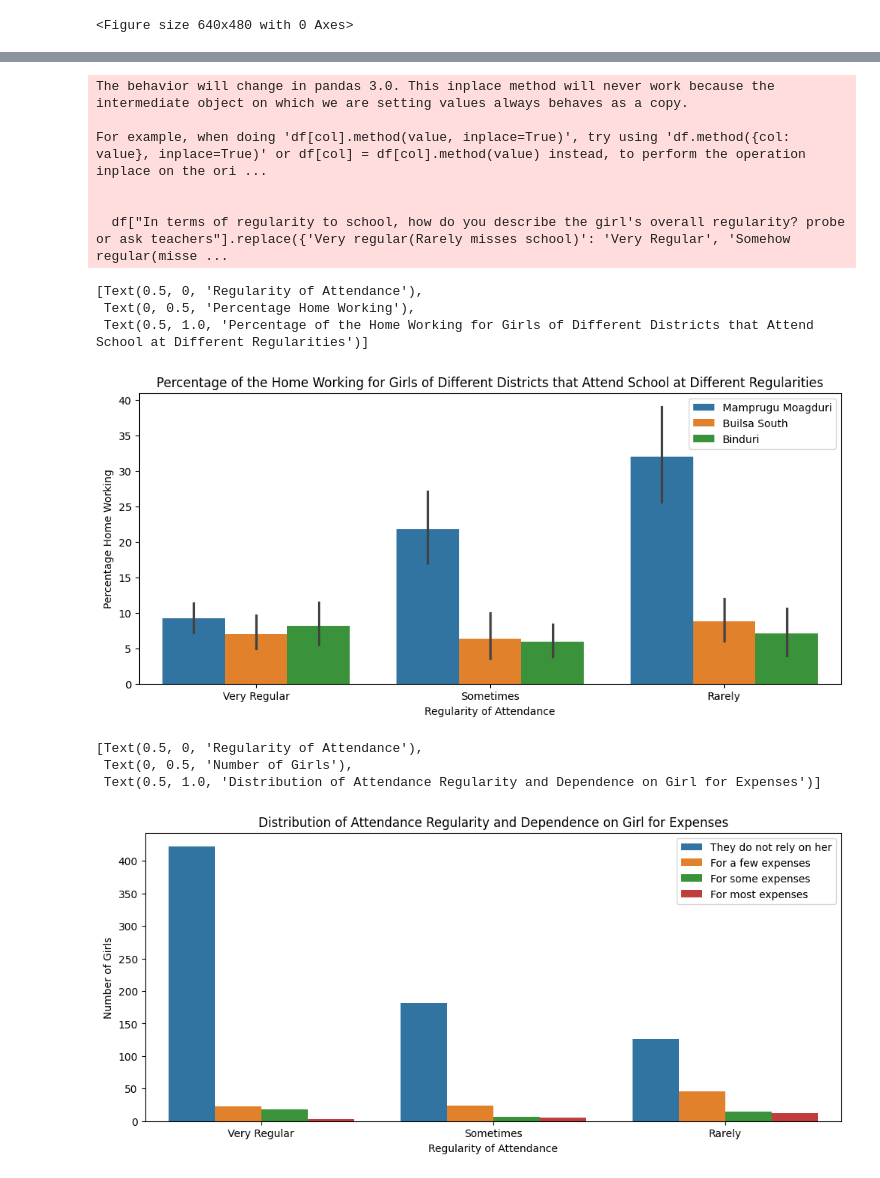
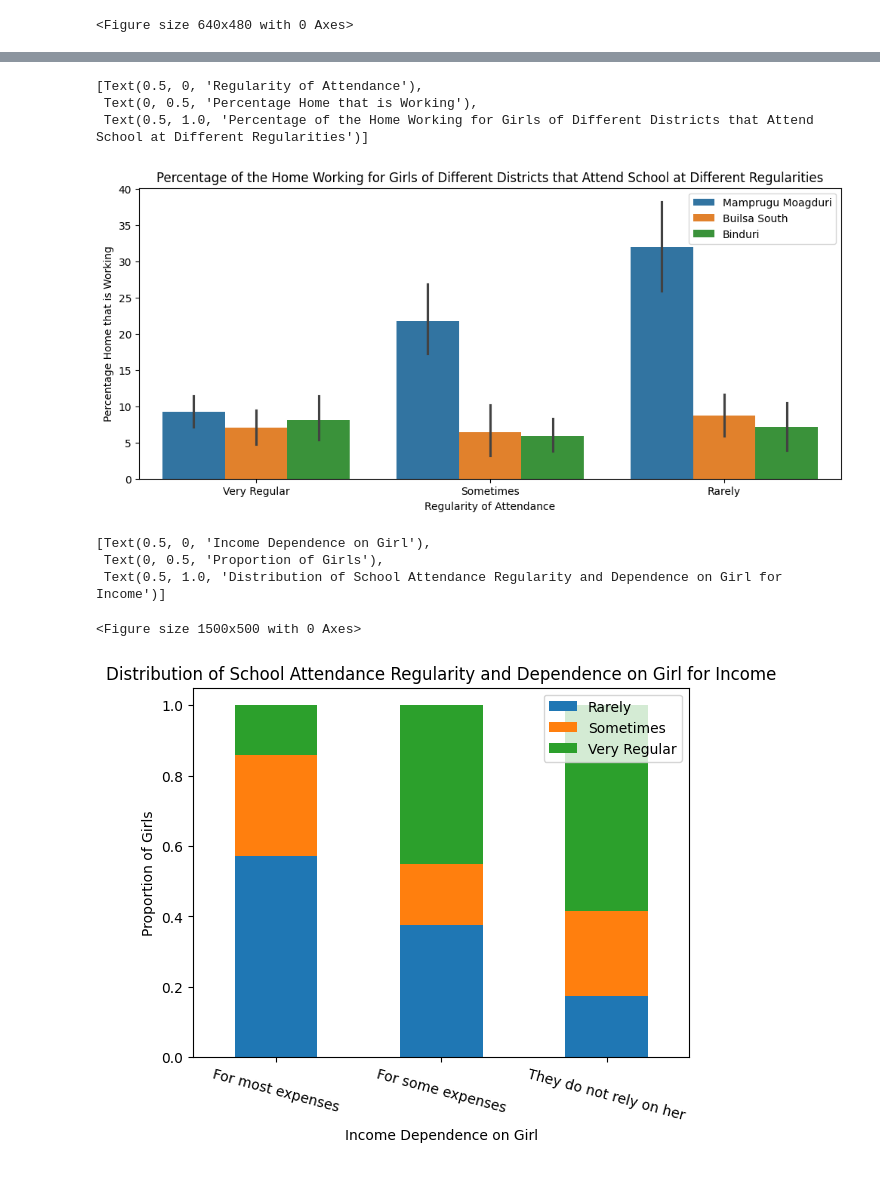
Before and after one commit to dfglondon24/Team-3, a Jupyter notebook: GirlsInGhana.ipynb, the cells around one changed output, grey strips where cells are left out. Drawn from its saved outputs; the diff is of its cells as text; code cells hidden in the pictures.

```diff
--- a/GirlsInGhana.ipynb
+++ b/GirlsInGhana.ipynb
@@ -37,7 +37,7 @@ mean_attend.set(xlabel="District", ylabel="Mean Number of People in the House",
 [figure]
 [figure]
 # %%
-# Analysis of Number of Family Members with Attendance
+# THIS Analysis of Number of Family Members with Attendance
 
 # Get Plot Size
 plt.figure(figsize=(9, 6))
@@ -46,14 +46,17 @@ plt.figure(figsize=(9, 6))
 df = df[df["How many people does girl live with in her household?"] < 999]
 
 # Scatter Plot One: Number of People in Household, Live with a Man Before, and Days Absent
-scatter_df1 = df[df["Has the girl herself gone to live with a man/boy before?"] != "No response"]
-scatter1 = sns.lmplot(x="How many people does girl live with in her household?", y="How many days was girl absent from school for the current academic term? Probe and estimate or ask teachers", col="Has the girl herself gone to live with a man/boy before?", hue="Has the girl herself gone to live with a man/boy before?", data=scatter_df1)
-scatter1.set(xlabel="People in Household", ylabel="Days Absent")
+df = df[df["Has the girl herself gone to live with a man/boy before?"] != "No response"]
+scatter1 = sns.lmplot(x="How many people does girl live with in her household?", y="How many days was girl absent from school for the current academic term? Probe and estimate or ask teachers", col="Has the girl herself gone to live with a man/boy before?", hue="Has the girl herself gone to live with a man/boy before?", data=df)
+scatter1.set(xlabel="Number of People Living in House", ylabel="Days Absent in Past Term")
 plt.figure()
 
 # Confusion Matrix with Two Cat and a Numerical
 
 # How Does Ability to Pay Correlate with Attendance
+man_absence = sns.barplot(hue="Has the girl herself gone to live with a man/boy before?", x="Has the girl herself gone to live with a man/boy before?", y="How many days was girl absent from school for the current academic term? Probe and estimate or ask teachers", estimator="mean", data=df)
+man_absence.set(xlabel="Lived with a man Before", ylabel="Average Days Absent in Past Academic Term", title="Average Days Absent for Girls that have and have not Lived with a Man Before")
+plt.figure()
 # %% [output]
 <Figure size 640x480 with 0 Axes>
 <Figure size 900x600 with 0 Axes>
@@ -98,33 +92,32 @@ sns.scatterplot(x="How many of the siblings are younger than her?", y="How many
 # %%
+# THIS
 df["In terms of regularity to school, how do you describe the girl's overall regularity? probe or ask teachers"].replace({'Very regular(Rarely misses school)': 'Very Regular', 'Somehow regular(misses school at least once/twice in two weeks)': 'Sometimes', 'Chronic absentee(misses school at least once/twice in one week)':'Rarely'}, inplace=True)
 
 # Switch Focus to Regularity
 plt.figure(figsize=(12, 5))
 reg_perc = sns.barplot(x="In terms of regularity to school, how do you describe the girl's overall regularity? probe or ask teachers", y = "Percentage Home Working", estimator="mean", hue="District", data=df)
 plt.legend(loc='upper right')
-reg_perc.set(xlabel="Regularity of Attendance", ylabel="Percentage Home Working", title="Percentage of the Home Working for Girls of Different Districts that Attend School at Different Regularities")
+reg_perc.set(xlabel="Regularity of Attendance", ylabel="Percentage Home that is Working", title="Percentage of the Home Working for Girls of Different Districts that Attend School at Different Regularities")
 # %% [output]
-The behavior will change in pandas 3.0. This inplace method will never work because the intermediate object on which we are setting values always behaves as a copy.
-
-For example, when doing 'df[col].method(value, inplace=True)', try using 'df.method({col: value}, inplace=True)' or df[col] = df[col].method(value) instead, to perform the operation inplace on the ori ...
-
-
-  df["In terms of regularity to school, how do you describe the girl's overall regularity? probe or ask teachers"].replace({'Very regular(Rarely misses school)': 'Very Regular', 'Somehow regular(misse ...
+[Text(0.5, 0, 'Regularity of Attendance'),
+ Text(0, 0.5, 'Percentage Home that is Working'),
+ Text(0.5, 1.0, 'Percentage of the Home Working for Girls of Different Districts that Attend School at Different Regularities')]
-[Text(0.5, 0, 'Regularity of Attendance'),
- Text(0, 0.5, 'Percentage Home Working'),
- Text(0.5, 1.0, 'Percentage of the Home Working for Girls of Different Districts that Attend School at Different Regularities')]
-[figure, old version]
+[figure, new version]
 # %%
-# How Often Girls Attend School Verse Dependency for Expenses
-plt.figure(figsize=(12, 5))
-reg_expenses = sns.countplot(x="In terms of regularity to school, how do you describe the girl's overall regularity? probe or ask teachers", hue="How much does girl's household rely on her to help with expenses? ", data=df, hue_order=["They do not rely on her", "For a few expenses", "For some expenses", "For most expenses"])
+# THIS: How Often Girls Attend School Verse Dependency for Expenses
+
+plt.figure(figsize=(15, 5))
+df = df[df["How much does girl's household rely on her to help with expenses? "] != "For a few expenses"]
+df_grouped = df.groupby("How much does girl's household rely on her to help with expenses? ")["In terms of regularity to school, how do you describe the girl's overall regularity? probe or ask teachers"].value_counts(normalize=True).unstack("In terms of regularity to school, how do you describe the girl's overall regularity? probe or ask teachers").plot.bar(stacked=True)
 plt.legend(loc='upper right')
-reg_expenses.set(xlabel="Regularity of Attendance", ylabel="Number of Girls", title="Distribution of Attendance Regularity and Dependence on Girl for Expenses")
+plt.xticks(rotation=-15)
+df_grouped.set(xlabel="Income Dependence on Girl", ylabel="Proportion of Girls", title="Distribution of School Attendance Regularity and Dependence on Girl for Income")
 # %% [output]
-[Text(0.5, 0, 'Regularity of Attendance'),
- Text(0, 0.5, 'Number of Girls'),
- Text(0.5, 1.0, 'Distribution of Attendance Regularity and Dependence on Girl for Expenses')]
+[Text(0.5, 0, 'Income Dependence on Girl'),
+ Text(0, 0.5, 'Proportion of Girls'),
+ Text(0.5, 1.0, 'Distribution of School Attendance Regularity and Dependence on Girl for Income')]
+<Figure size 1500x500 with 0 Axes>
-[figure, old version]
+[figure, new version]
 # %%
 temp_df = df.groupby("Community name").filter(lambda x: len(x) > 19)
 
```
Also changed, not shown: parts of 8 cells of this notebook.
